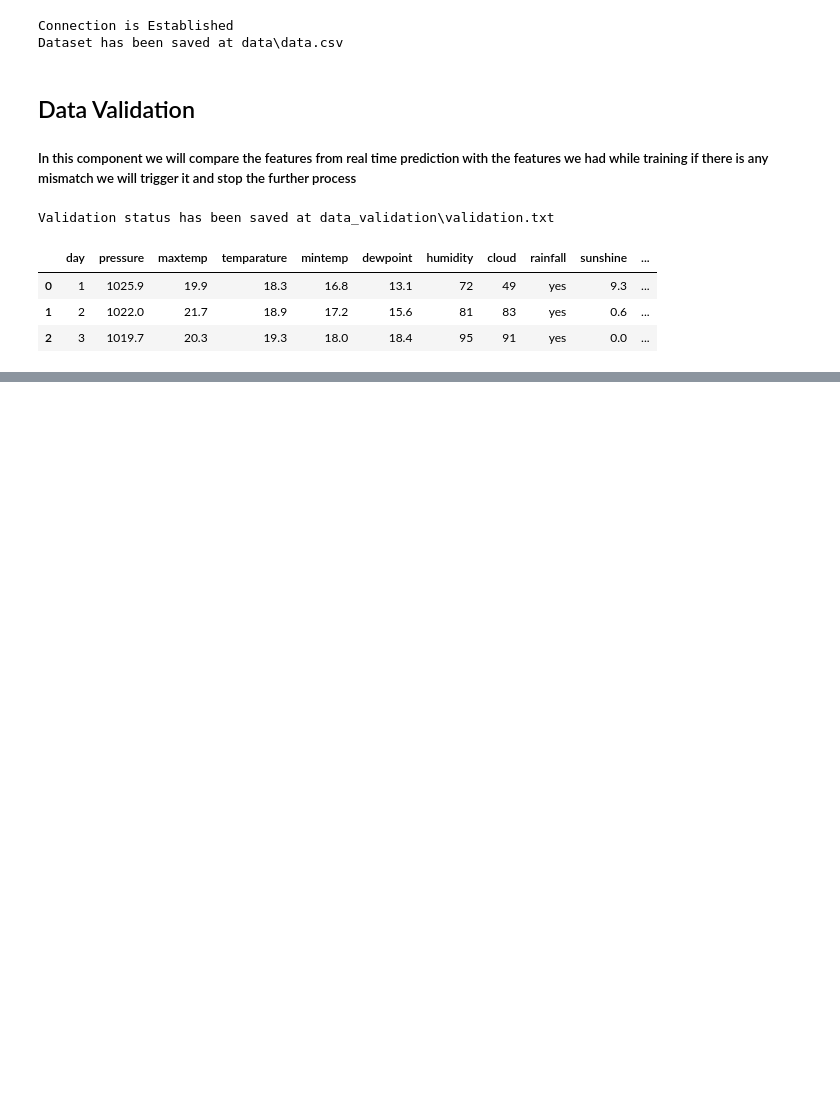
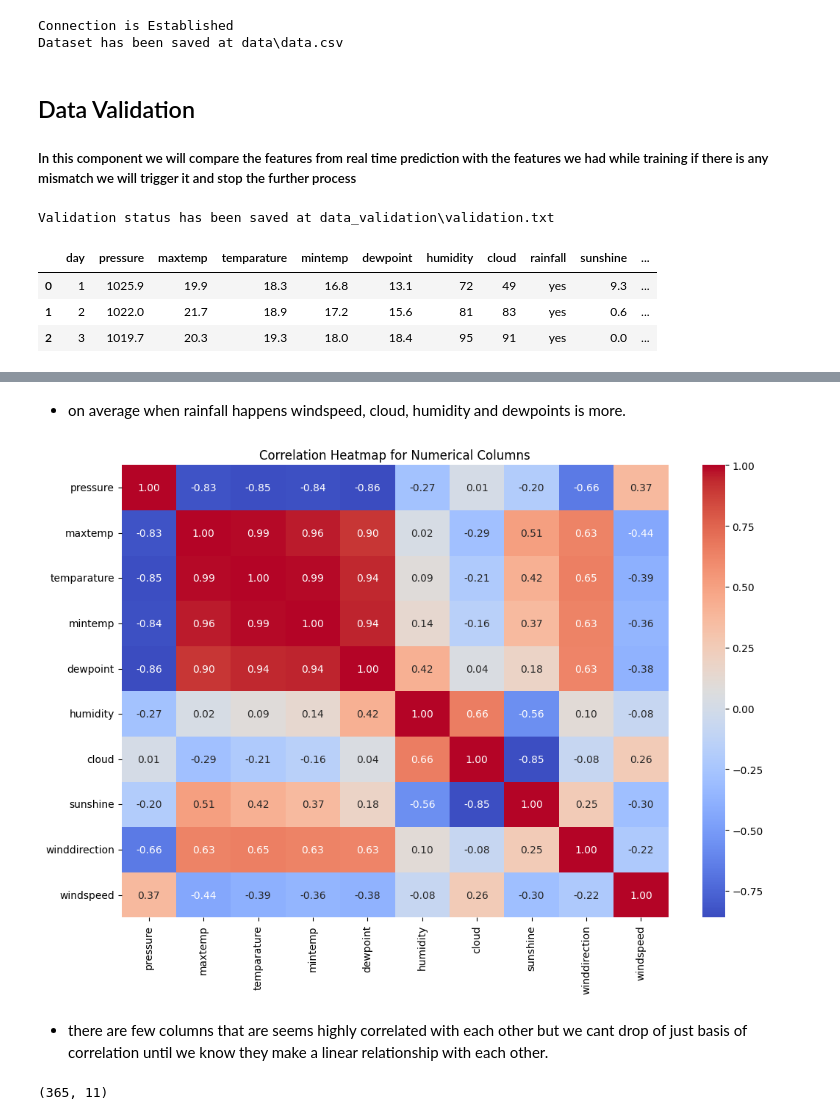
Before and after one commit to Lazygeniusbilal/Rainfall-Prediction-Model, a Jupyter notebook: notebooks/experimentation.ipynb, the cells around one changed output, grey strips where cells are left out. Cells and saved outputs as stored; diff of their text form; code cells hidden in the pictures; blank space fills up the shorter version.

```diff
--- a/notebooks/experimentation.ipynb
+++ b/notebooks/experimentation.ipynb
@@ -115,0 +268,23 @@ data.head(3)
+# %% [markdown]
+- on average when rainfall happens windspeed, cloud, humidity and dewpoints is more.
+# %%
+# Compute correlation matrix for numerical columns
+correlation_matrix = data[num_cols].corr()
+
+# Plot the heatmap
+plt.figure(figsize=(12, 8))  # Set the figure size
+sns.heatmap(correlation_matrix, annot=True, fmt=".2f", cmap="coolwarm", cbar=True)
+
+# Add a title
+plt.title("Correlation Heatmap for Numerical Columns")
+
+# Show the plot
+plt.show()
+# %% [output]
+[figure, added]
+# %% [markdown]
+- there are few columns that are seems highly correlated with each other but we cant drop of just basis of correlation until we know they make a linear relationship with each other.
+# %%
+data.shape
+# %% [output]
+(365, 11)
```
Also changed, not shown: parts of 37 cells of this notebook.
